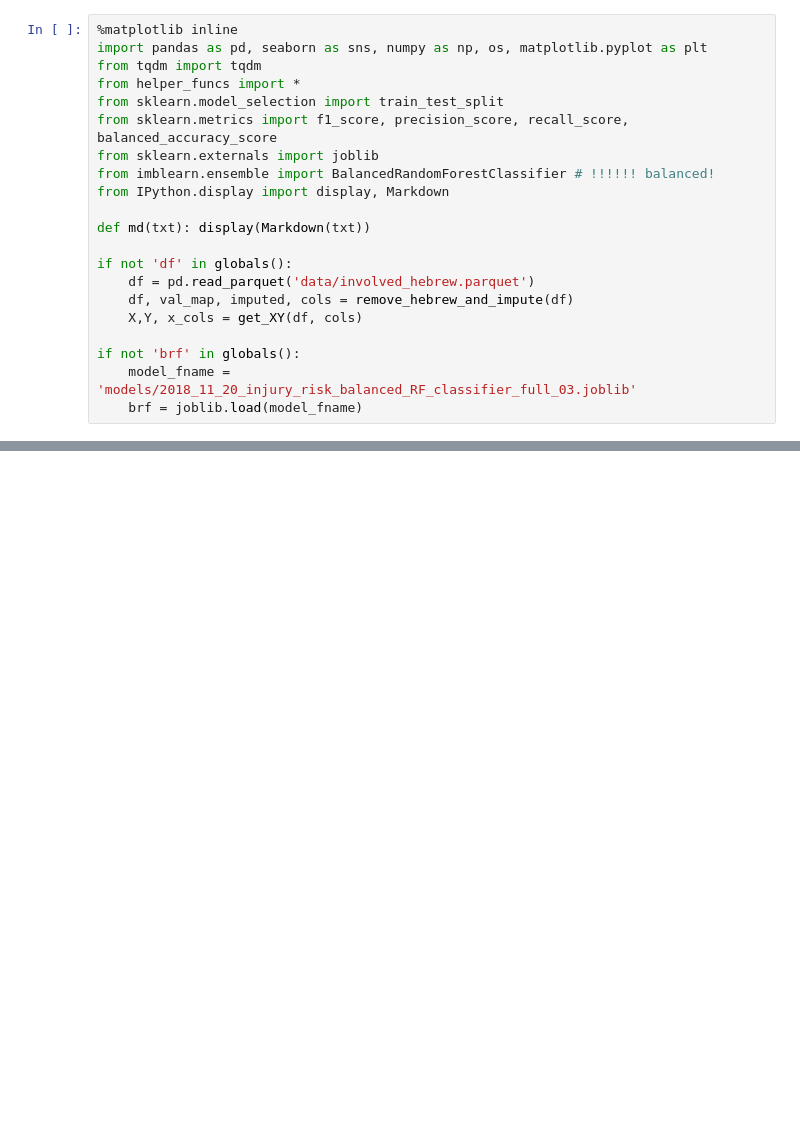
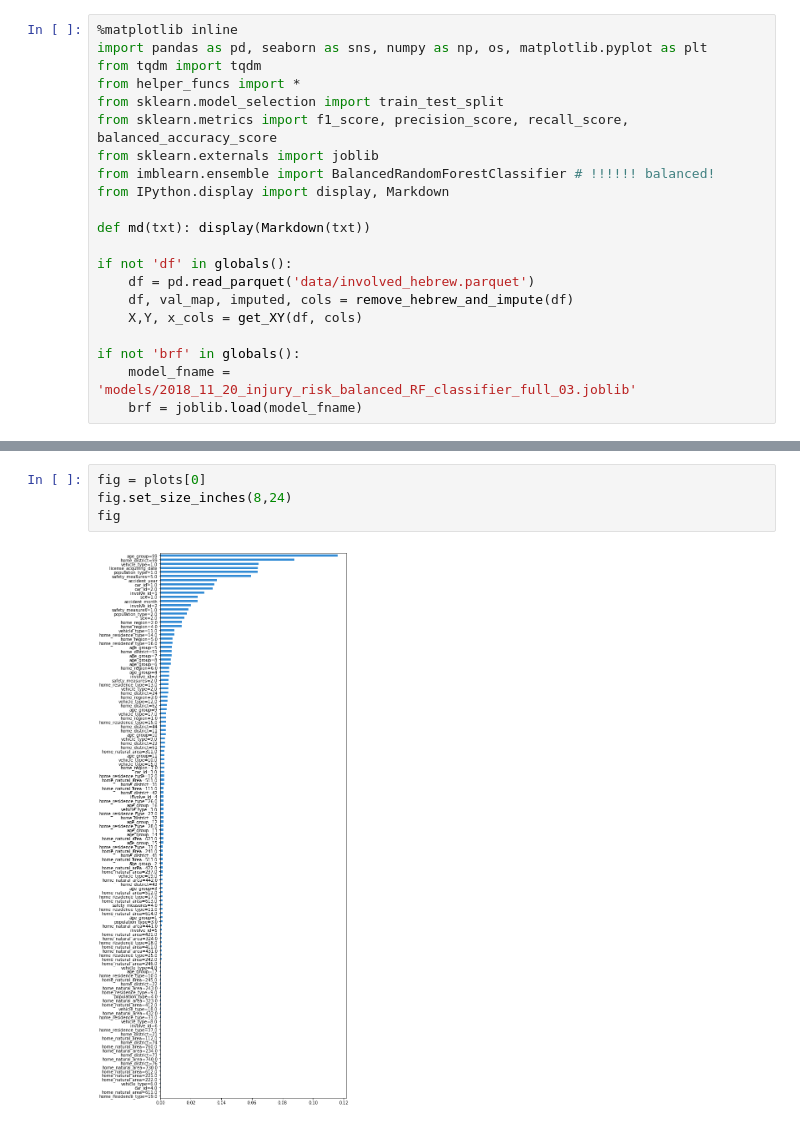
Before and after one commit to data-for-change/anyway_projects, a Jupyter notebook: datascience/2018_11_21_model2_global_interpretation.ipynb, the cells around one changed output, grey strips where cells are left out. Saved outputs shown, nothing was run; the diff lists cells and outputs as text; blank space fills up the shorter version.

```diff
--- a/datascience/2018_11_21_model2_global_interpretation.ipynb
+++ b/datascience/2018_11_21_model2_global_interpretation.ipynb
@@ -30,0 +32,6 @@ plots = interpreter.feature_importance.plot_feature_importance(model, ascending
+# %%
+fig = plots[0]
+fig.set_size_inches(8,24)
+fig
+# %% [output]
+[figure, added]
```
Also changed, not shown: parts of 1 cell of this notebook.
